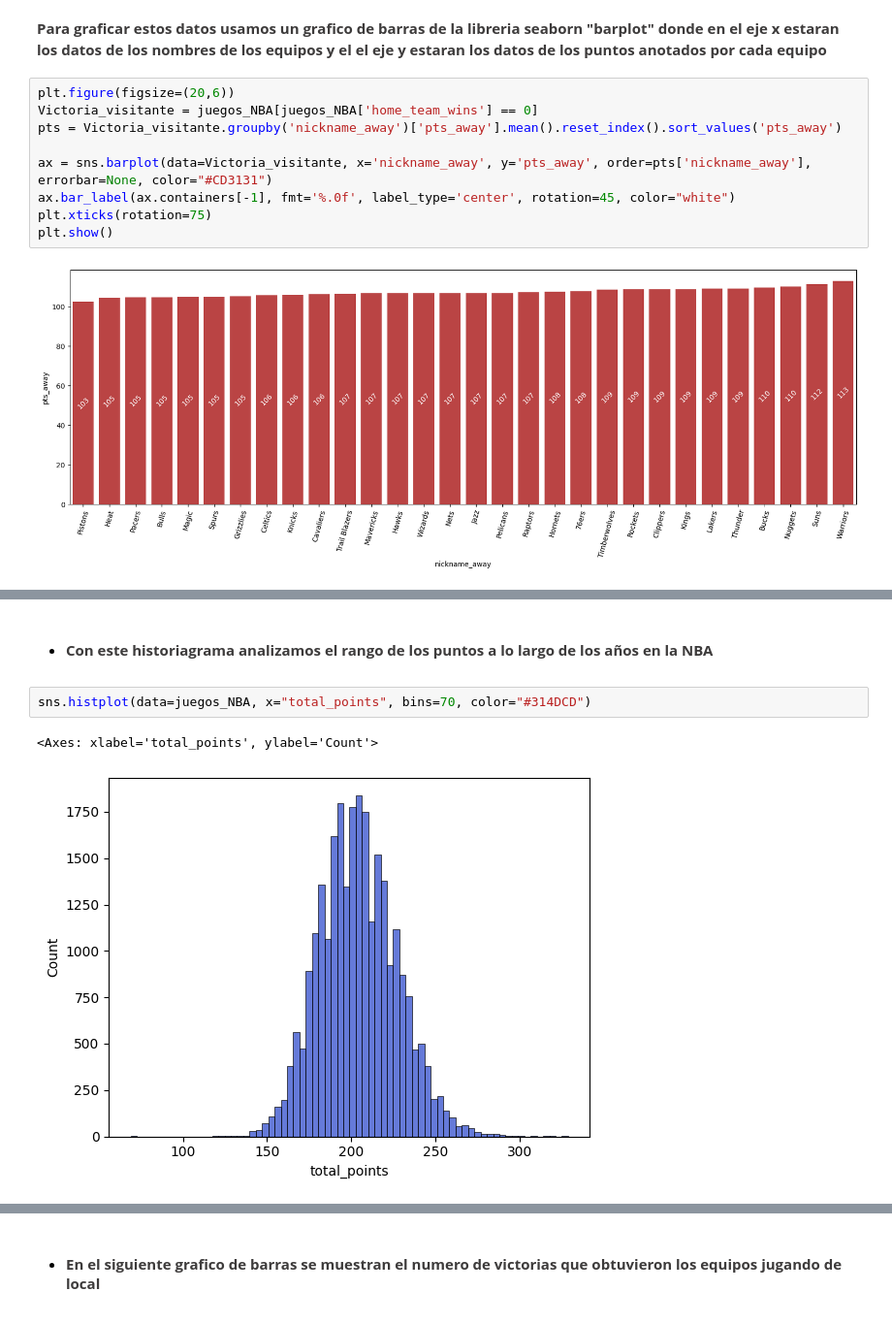
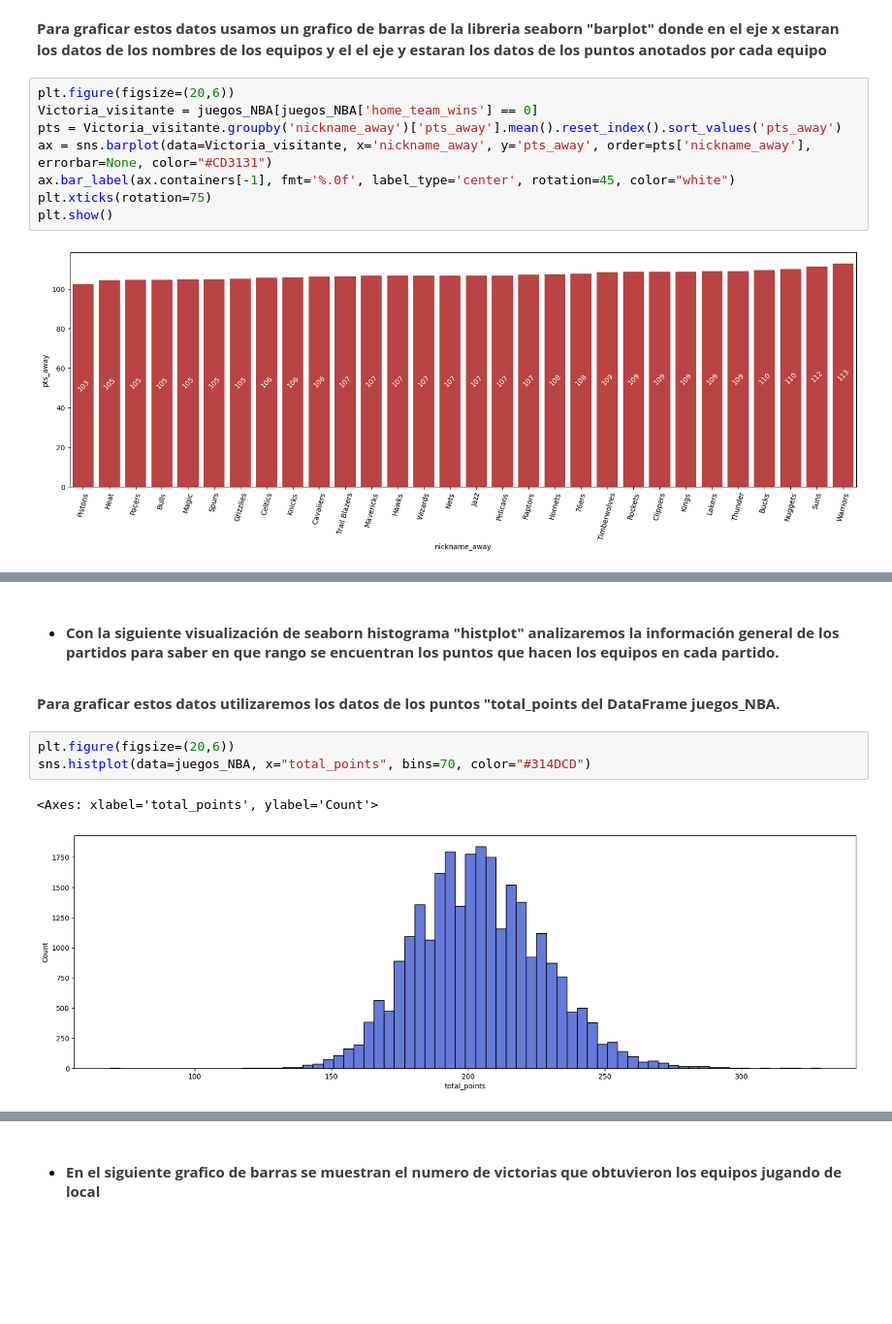
Before and after one commit to GabrielCastro1221/Analisis_de_datos_NBA_Jupyter_notebook, a Jupyter notebook: ProyectoDS_Gabriel_Castro_Ramirez.ipynb, the cells around one changed output, grey strips where cells are left out. Shown at 97% size. Saved outputs shown, nothing was run; the diff lists cells and outputs as text; blank space fills up the shorter version.

```diff
--- a/ProyectoDS_Gabriel_Castro_Ramirez.ipynb
+++ b/ProyectoDS_Gabriel_Castro_Ramirez.ipynb
@@ -305,7 +327,6 @@ plt.show()
 plt.figure(figsize=(20,6))
 Victoria_visitante = juegos_NBA[juegos_NBA['home_team_wins'] == 0]
 pts = Victoria_visitante.groupby('nickname_away')['pts_away'].mean().reset_index().sort_values('pts_away')
-
 ax = sns.barplot(data=Victoria_visitante, x='nickname_away', y='pts_away', order=pts['nickname_away'], errorbar=None, color="#CD3131")
 ax.bar_label(ax.containers[-1], fmt='%.0f', label_type='center', rotation=45, color="white")
 plt.xticks(rotation=75)
@@ -314,13 +335,16 @@ plt.show()
 [figure]
 # %% [markdown]
 ![logo](./img/l.png)
-# %% [markdown]
-+ <h4 style="font-weight: bold; color: #3D3B3B;">Con este historiagrama analizamos el rango de los puntos a lo largo de los años en la NBA</h4>
+# %% [markdown]
++ <h4 style="font-weight: bold; color: #3D3B3B;">Con la siguiente visualización de seaborn histograma "histplot" analizaremos la información general de los partidos para saber en que rango se encuentran los puntos que hacen los equipos en cada partido.</h4>
+# %% [markdown]
+<p style="font-weight: bold; color: #3D3B3B;">Para graficar estos datos utilizaremos los datos de los puntos "total_points del DataFrame juegos_NBA.</p>
 # %%
+plt.figure(figsize=(20,6))
 sns.histplot(data=juegos_NBA, x="total_points", bins=70, color="#314DCD")
 # %% [output]
 <Axes: xlabel='total_points', ylabel='Count'>
-[figure, old version]
+[figure, new version]
 # %% [markdown]
 ![logo](./img/l.png)
 # %% [markdown]
```
Also changed, not shown: parts of 26 cells of this notebook.
